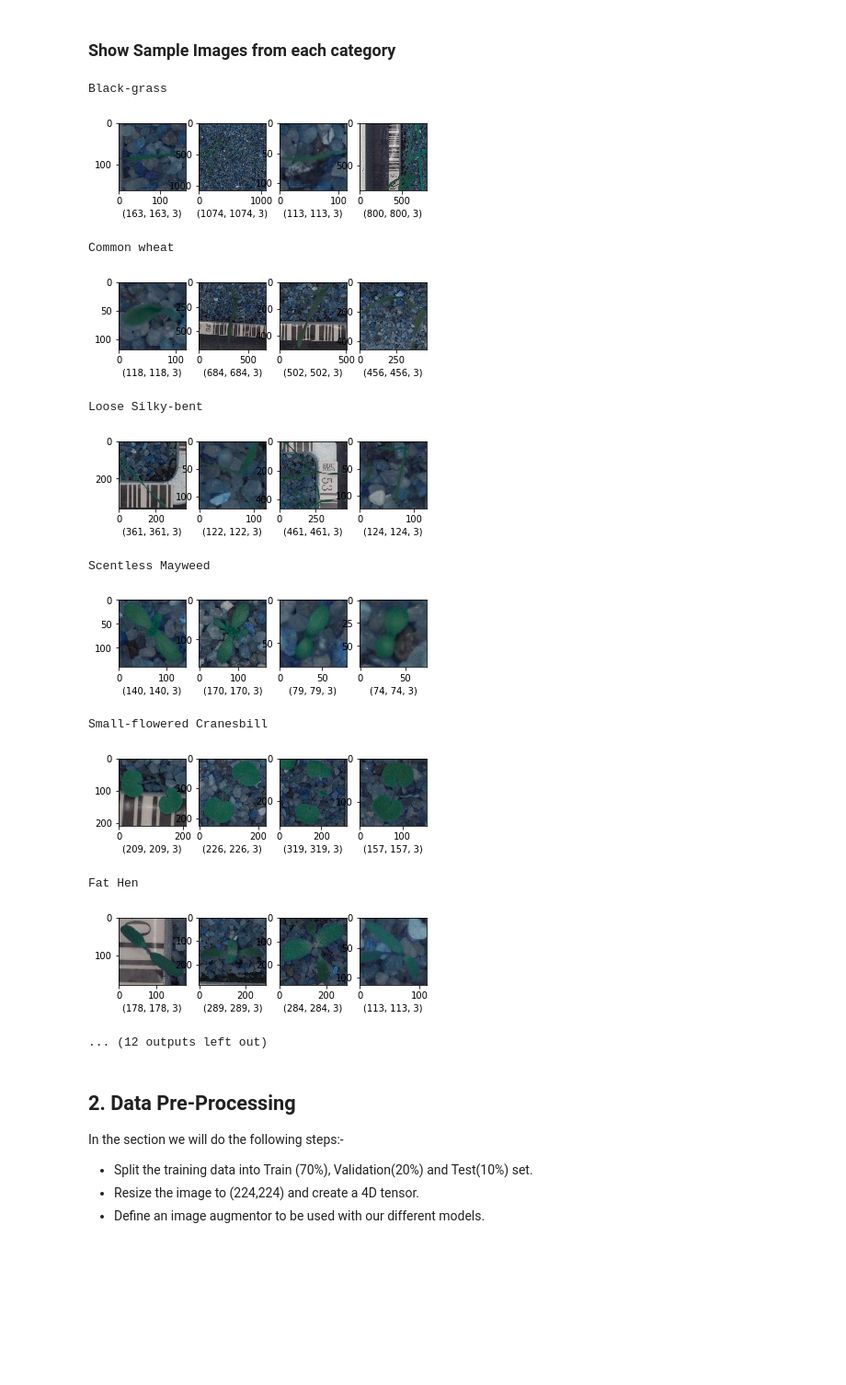
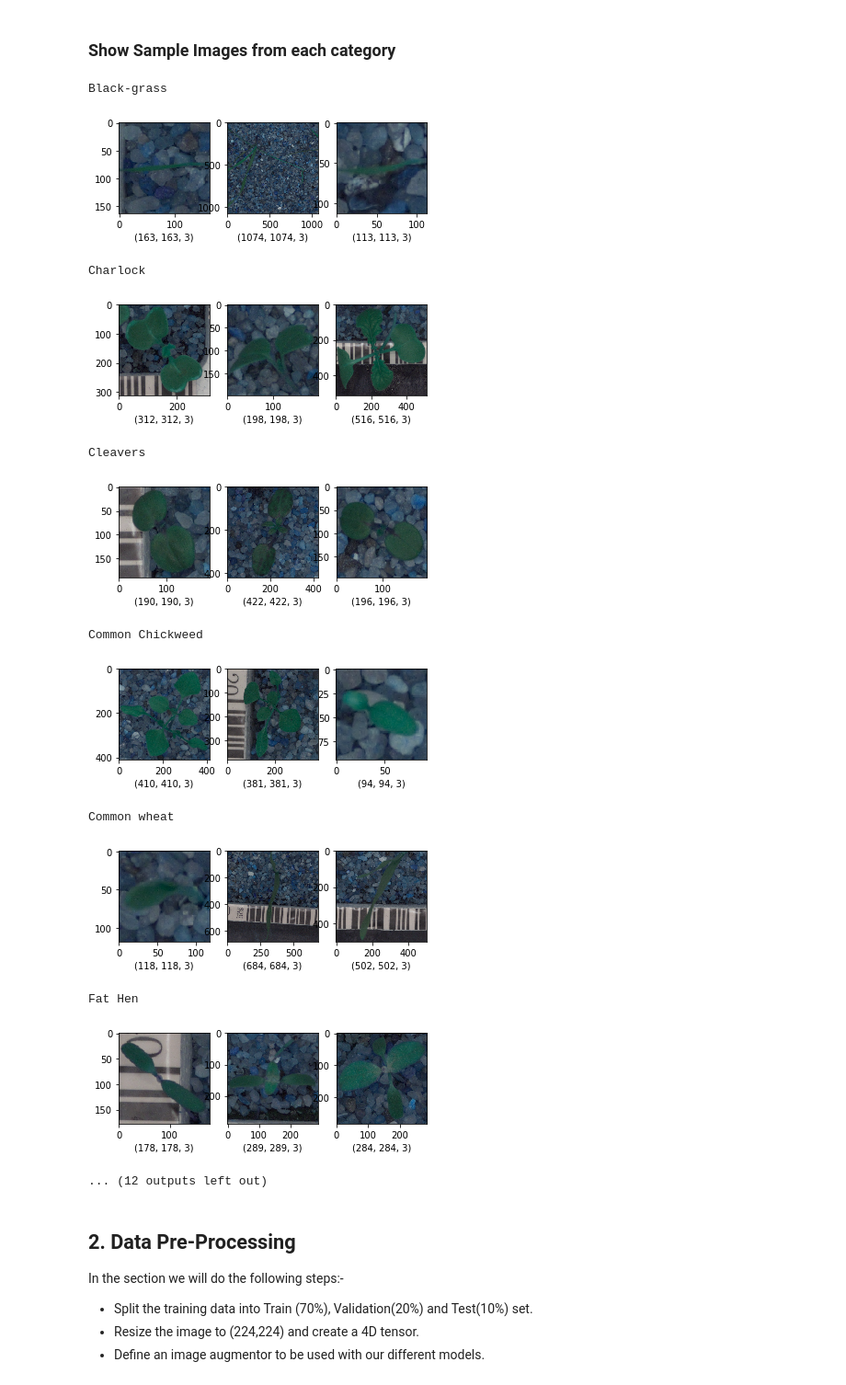
Before and after one commit to siddharth27/MLND_Capstone, a Jupyter notebook: Capstone_Project.ipynb, the cells around one changed output. Shown at 92% size. Cells and saved outputs as stored; diff of their text form; code cells hidden in the pictures; blank space fills up the shorter version.

```diff
--- a/Capstone_Project.ipynb
+++ b/Capstone_Project.ipynb
@@ -141,33 +135,33 @@ def get_images_per_category():
 # %%
 def display_sample(count):
     # iterate over the dictionary and print images as per the count
     images_per_category = get_images_per_category()
     for category in images_per_category:
         print(category)
         fig = plt.figure()
         i = 0
         while(i < count):
             img = cv2.imread(images_per_category[category][i]) # read file
             fig.add_subplot(1,count,i+1)
             plt.xlabel(img.shape)
             plt.imshow(img)
             i += 1
         plt.show()
 
-display_sample(4)
+display_sample(3)
 # %% [output]
 Black-grass
-[figure, old version]
+[figure, new version]
-Common wheat
+Charlock
-[figure, old version]
+[figure, new version]
-Loose Silky-bent
+Cleavers
-[figure, old version]
+[figure, new version]
-Scentless Mayweed
+Common Chickweed
-[figure, old version]
+[figure, new version]
-Small-flowered Cranesbill
+Common wheat
-[figure, old version]
+[figure, new version]
 Fat Hen
-[figure, old version]
+[figure, new version]
 ... (12 outputs left out)
 # %% [markdown]
 ## 2. Data Pre-Processing
```
Also changed, not shown: parts of 9 cells of this notebook.
